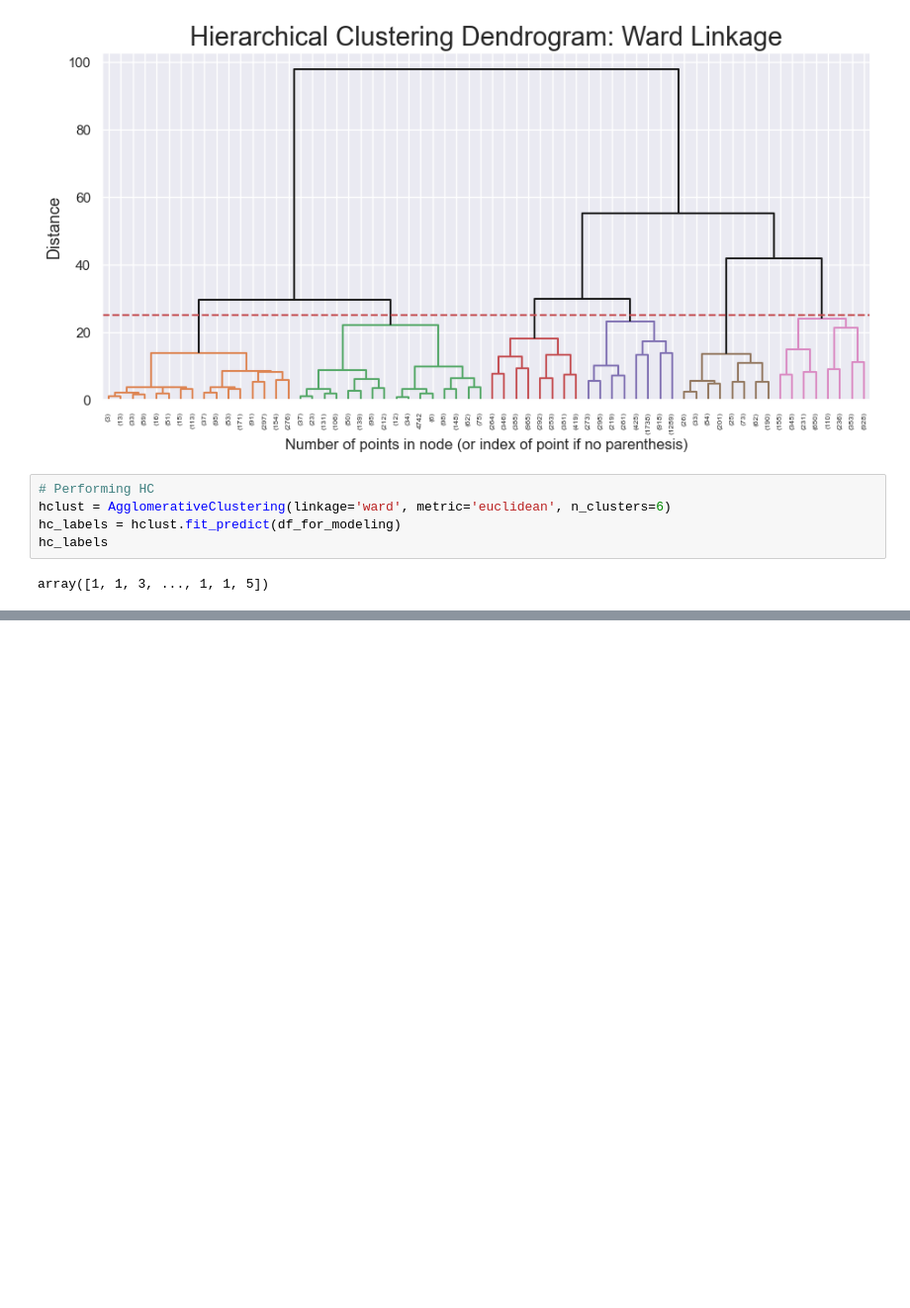
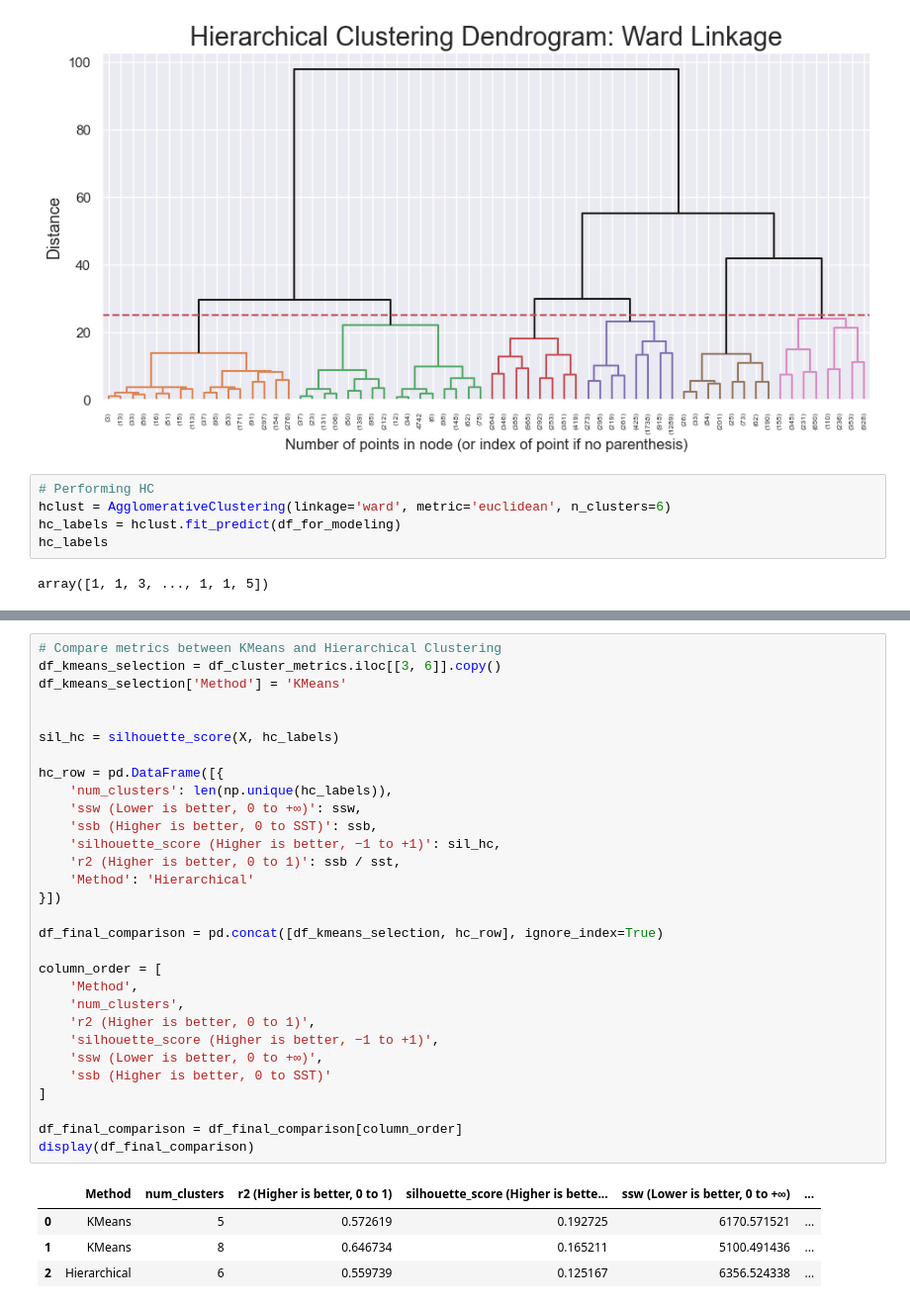
Before and after one commit to luisbdavila/Airline_Customer_Segmentation_DataMining_Project_Python, a Jupyter notebook: Final_delivery/Code/yearly_behavioral.ipynb, the cells around one changed output, grey strips where cells are left out. Shown at 99% size. Saved outputs shown, nothing was run; the diff lists cells and outputs as text; blank space fills up the shorter version.

```diff
--- a/Final_delivery/Code/yearly_behavioral.ipynb
+++ b/Final_delivery/Code/yearly_behavioral.ipynb
@@ -661,0 +666,35 @@ plt.show()
+# %%
+# Compare metrics between KMeans and Hierarchical Clustering
+df_kmeans_selection = df_cluster_metrics.iloc[[3, 6]].copy()
+df_kmeans_selection['Method'] = 'KMeans'
+
+
+sil_hc = silhouette_score(X, hc_labels)
+
+hc_row = pd.DataFrame([{
+    'num_clusters': len(np.unique(hc_labels)),
+    'ssw (Lower is better, 0 to +∞)': ssw,
+    'ssb (Higher is better, 0 to SST)': ssb,
+    'silhouette_score (Higher is better, −1 to +1)': sil_hc,
+    'r2 (Higher is better, 0 to 1)': ssb / sst,
+    'Method': 'Hierarchical'
+}])
+
+df_final_comparison = pd.concat([df_kmeans_selection, hc_row], ignore_index=True)
+
+column_order = [
+    'Method',
+    'num_clusters',
+    'r2 (Higher is better, 0 to 1)',
+    'silhouette_score (Higher is better, −1 to +1)',
+    'ssw (Lower is better, 0 to +∞)',
+    'ssb (Higher is better, 0 to SST)'
+]
+
+df_final_comparison = df_final_comparison[column_order]
+display(df_final_comparison)
+# %% [output]
+|  | Method | num_clusters | r2 (Higher is better, 0 to 1) | silhouette_score (Higher is bette... | ssw (Lower is better, 0 to +∞) | ... |
+| 0 | KMeans | 5 | 0.572619 | 0.192725 | 6170.571521 | ... |
+| 1 | KMeans | 8 | 0.646734 | 0.165211 | 5100.491436 | ... |
+| 2 | Hierarchical | 6 | 0.559739 | 0.125167 | 6356.524338 | ... |
```
Also changed, not shown: parts of 18 cells of this notebook.
